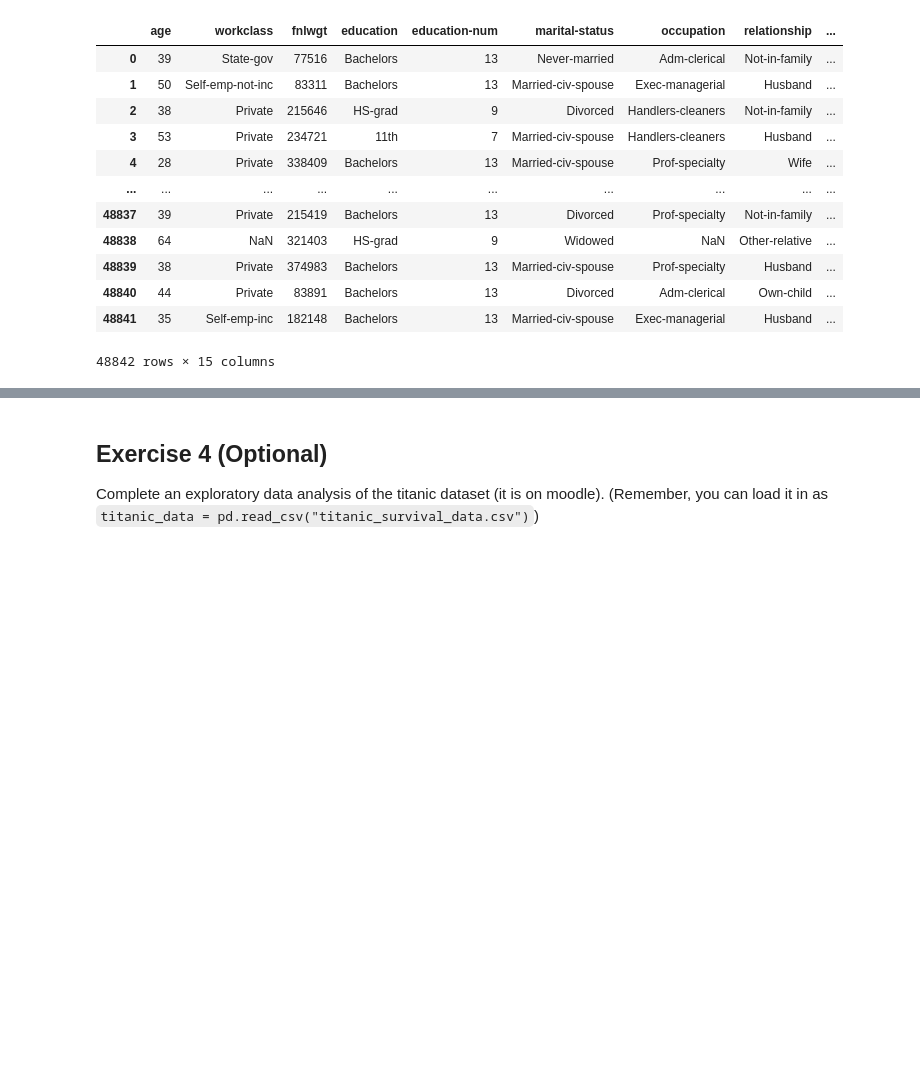
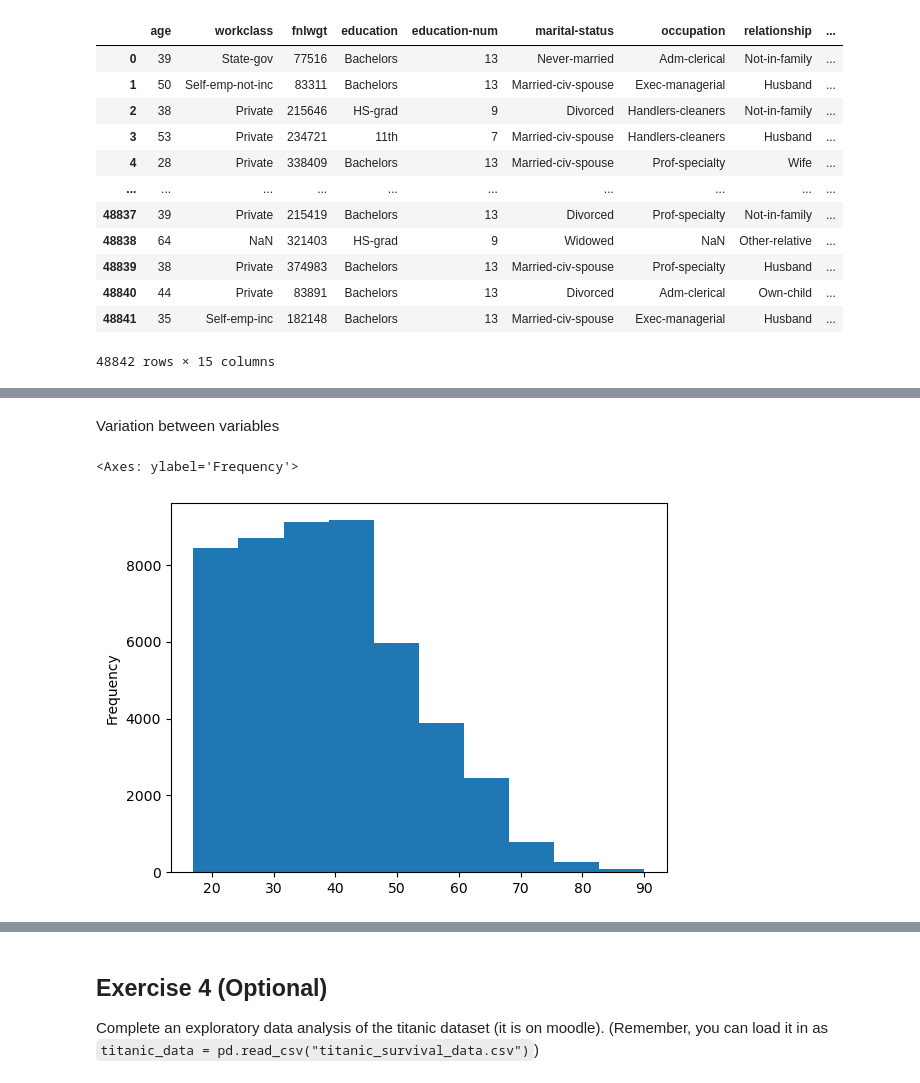
Before and after one commit to SurrenderAt20/Data-and-Things-2026, a Jupyter notebook: Subject Folders/2 Data Transformation and EDA/Exercises in DT and EDA.ipynb, the cells around one changed output, grey strips where cells are left out. Cells and saved outputs as stored; diff of their text form; code cells hidden in the pictures; blank space fills up the shorter version.

```diff
--- a/Subject Folders/2 Data Transformation and EDA/Exercises in DT and EDA.ipynb
+++ b/Subject Folders/2 Data Transformation and EDA/Exercises in DT and EDA.ipynb
@@ -262,0 +301,2 @@ memory usage: 5.6+ MB
+# %%
+adult_data["income"] = adult_data["income"].str.strip().str.replace(".", "", regex=False)
@@ -262,0 +308,8 @@ memory usage: 5.6+ MB
+# %% [markdown]
+Variation between variables
+# %%
+#What is the age distribution ?
+adult_data["age"].plot.hist()
+# %% [output]
+<Axes: ylabel='Frequency'>
+[figure, added]
```
Also changed, not shown: parts of 25 cells of this notebook.
